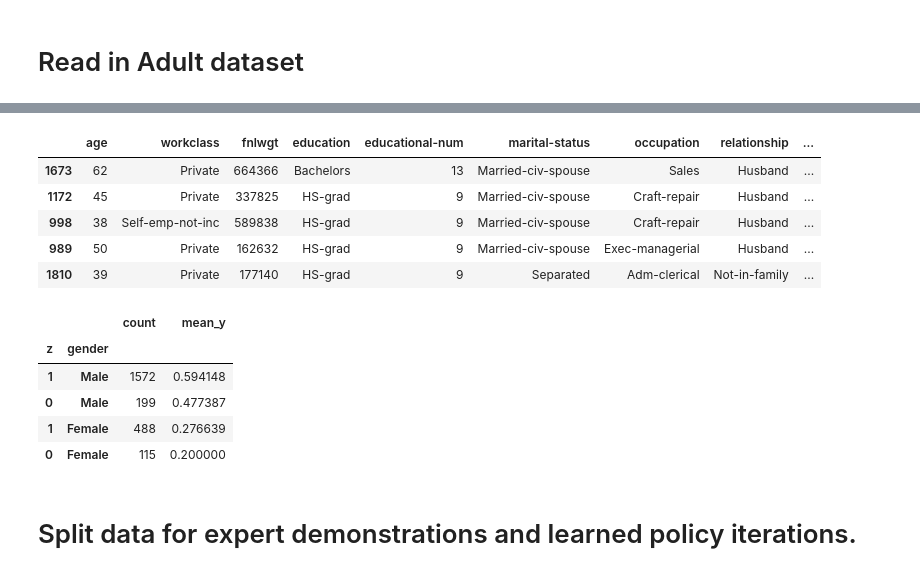
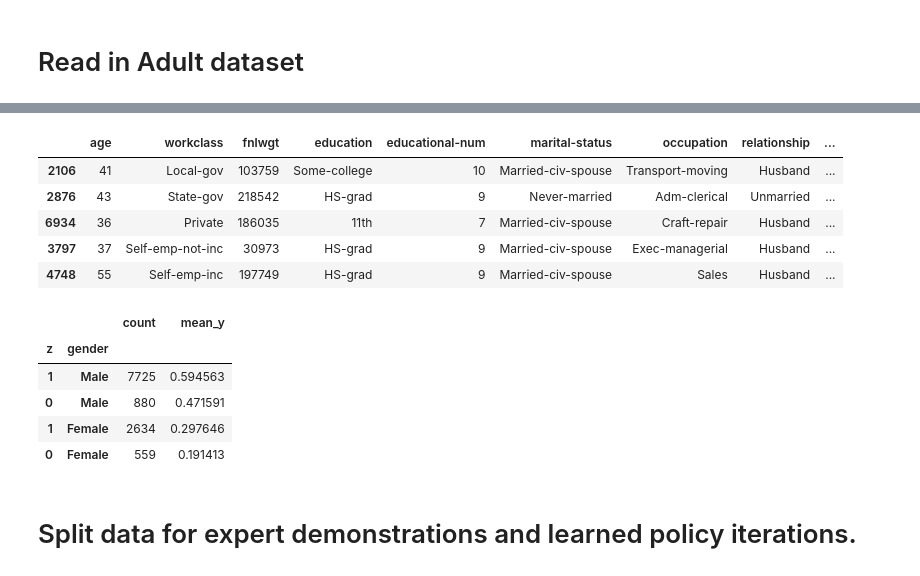
Before and after one commit to jackblandin/research, a Jupyter notebook: experiments/irl/poc__irl_via_svm.ipynb, the cells around one changed output, grey strips where cells are left out. Saved outputs shown, nothing was run; the diff lists cells and outputs as text; code cells hidden in the pictures.

```diff
--- a/experiments/irl/poc__irl_via_svm.ipynb
+++ b/experiments/irl/poc__irl_via_svm.ipynb
@@ -43,7 +40,7 @@ The autoreload extension is already loaded. To reload it, use:
 # %%
 df, X, y = generate_adult_dataset(
     filepath='./../../data/adult/adult.csv',
-    n=5_000,
+    n=25_000,
 )
 rus = RandomUnderSampler(sampling_strategy=1)
 X, y = rus.fit_resample(X, y)
@@ -68,15 +65,15 @@ INFO:root:
 |  | age | workclass | fnlwgt | education | educational-num | marital-status | occupation | relationship | ... |
-| 1673 | 62 | Private | 664366 | Bachelors | 13 | Married-civ-spouse | Sales | Husband | ... |
-| 1172 | 45 | Private | 337825 | HS-grad | 9 | Married-civ-spouse | Craft-repair | Husband | ... |
-| 998 | 38 | Self-emp-not-inc | 589838 | HS-grad | 9 | Married-civ-spouse | Craft-repair | Husband | ... |
-| 989 | 50 | Private | 162632 | HS-grad | 9 | Married-civ-spouse | Exec-managerial | Husband | ... |
-| 1810 | 39 | Private | 177140 | HS-grad | 9 | Separated | Adm-clerical | Not-in-family | ... |
+| 2106 | 41 | Local-gov | 103759 | Some-college | 10 | Married-civ-spouse | Transport-moving | Husband | ... |
+| 2876 | 43 | State-gov | 218542 | HS-grad | 9 | Never-married | Adm-clerical | Unmarried | ... |
+| 6934 | 36 | Private | 186035 | 11th | 7 | Married-civ-spouse | Craft-repair | Husband | ... |
+| 3797 | 37 | Self-emp-not-inc | 30973 | HS-grad | 9 | Married-civ-spouse | Exec-managerial | Husband | ... |
+| 4748 | 55 | Self-emp-inc | 197749 | HS-grad | 9 | Married-civ-spouse | Sales | Husband | ... |
 |  |  | count | mean_y |
 | z | gender |  |  |
-| 1 | Male | 1572 | 0.594148 |
-| 0 | Male | 199 | 0.477387 |
-| 1 | Female | 488 | 0.276639 |
-| 0 | Female | 115 | 0.200000 |
+| 1 | Male | 7725 | 0.594563 |
+| 0 | Male | 880 | 0.471591 |
+| 1 | Female | 2634 | 0.297646 |
+| 0 | Female | 559 | 0.191413 |
 # %% [markdown]
 # Split data for expert demonstrations and learned policy iterations.
 # %%
```
Also changed, not shown: parts of 7 cells of this notebook, 2 other files.
